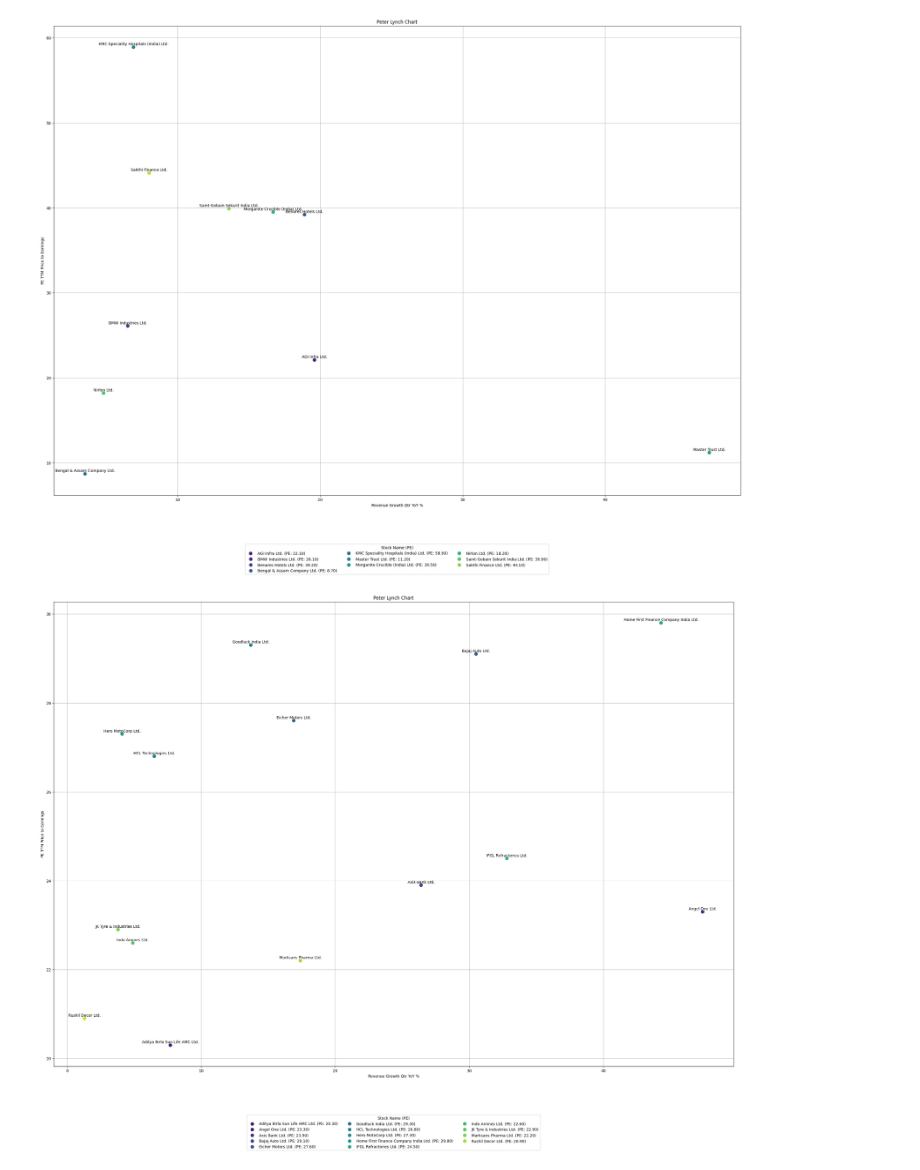
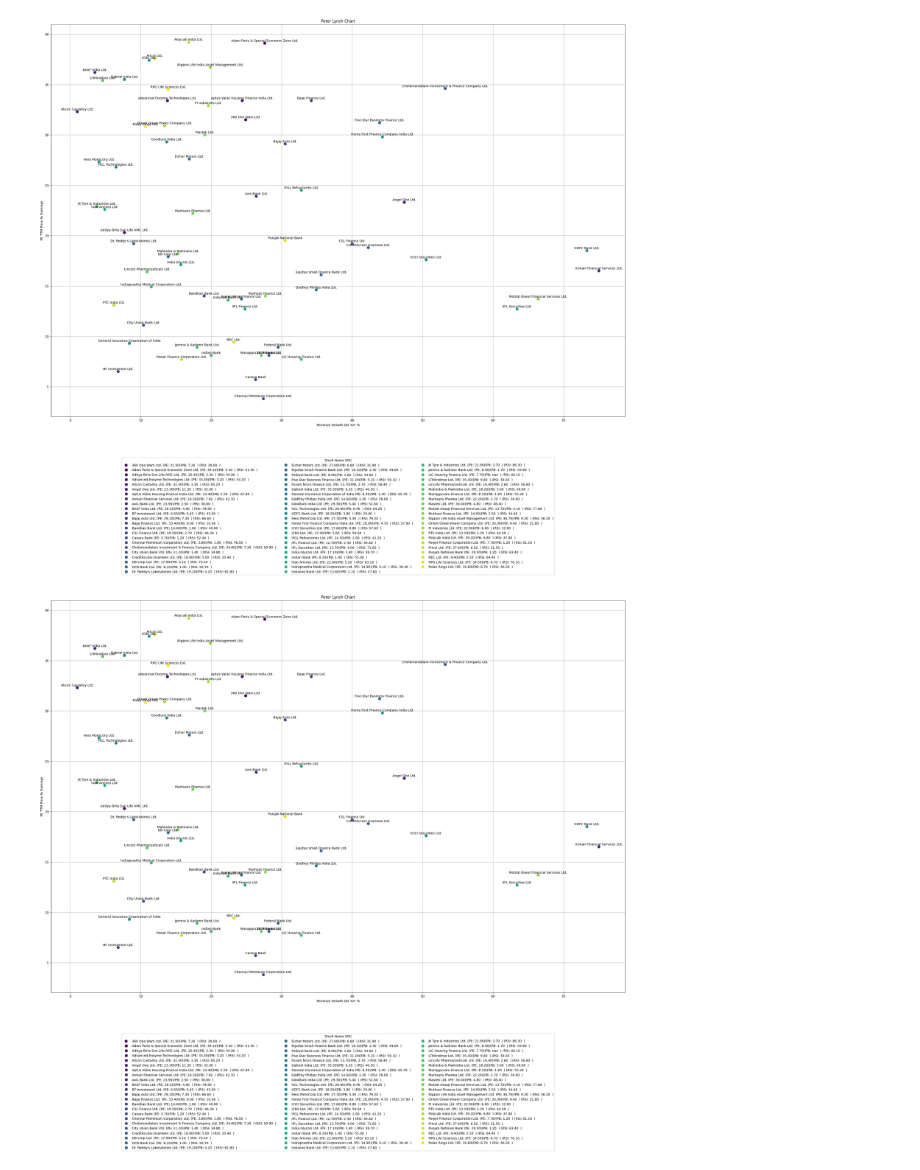
Before and after one commit to ranguchamy/ML_Indian_Stocks, a Jupyter notebook: Fundamental_sales_growth_QtrResults_Ratio_Cashflow_PE_RevQ_YOY_Chart.ipynb, the cells around one changed output. Drawn from its saved outputs; the diff is of its cells as text; code cells hidden in the pictures.

Commit message:
Share Holding Analysis

```diff
--- a/Fundamental_sales_growth_QtrResults_Ratio_Cashflow_PE_RevQ_YOY_Chart.ipynb
+++ b/Fundamental_sales_growth_QtrResults_Ratio_Cashflow_PE_RevQ_YOY_Chart.ipynb
@@ -6,7 +6,7 @@ import matplotlib.pyplot as plt
 import seaborn as sns
 
 # Specify the file path for CSV
-excel_file_path = r'C:\Users\91908\Documents\Raja\Share market\Analysis\Trendlyne\Data downloader\StockOverview_QtrResults_Scores_Growth\27012024\BSE\2024-01-27-multigroup.xlsx'
+excel_file_path = r'C:\Users\91908\Documents\Raja\Share market\Analysis\Trendlyne\Data downloader\StockOverview_QtrResults_Scores_Growth\25012024\NSE\2024-01-25-multigroup.xlsx'
 
 # Read the Excel file into a DataFrame
 df = pd.read_excel(excel_file_path)
@@ -28,7 +28,7 @@ df_filtered = df[
                 # (df['Price to Book Value']< 2 ) &
                 # (df['Price to Book Value'] < df['Industry Price to Book TTM']) &
                 (df['PE TTM Price to Earnings'] > 0) &
-                (df['PE TTM Price to Earnings'] < 60) &
+                (df['PE TTM Price to Earnings'] < 40) &
                 # (df['EPS Qtr YoY Growth %'] < 1 )&
                 # (df['PEG TTM PE to Growth'] <5 ) &
 
@@ -48,48 +48,48 @@ df_filtered = df[
                 # (df['Stock In PE Buy Zone'] < 1 )&
                 # (df['Stock In PBV Buy Zone'] < 1 )&
                 # (df['%Days traded below current PE Price to Earnings'] < 1 )&
                 # (df['%Days traded below current Price to Book Value'] < 1 )&
 
                 # (df['RSI'].notna() < 50 ) &
                 # (df['% Distance from 52week high'] > 1)
 
                 ]
 
 # Peter Lynch chart
 plt.figure(figsize=(32, 22))
 
 # Scatter plot with swapped x and y-axis
 scatter = sns.scatterplot(x='Revenue Growth Qtr YoY %', y='PE TTM Price to Earnings', data=df_filtered, hue='Stock Name', palette='viridis', s=100)
 
 # Annotations
 for i in range(len(df_filtered)):
     plt.annotate(df_filtered['Stock Name'].iloc[i], (df_filtered['Revenue Growth Qtr YoY %'].iloc[i], df_filtered['PE TTM Price to Earnings'].iloc[i]), textcoords="offset points", xytext=(0, 5), ha='center')
 
 plt.title('Peter Lynch Chart')
 plt.xlabel('Revenue Growth Qtr YoY %')
 plt.ylabel('PE TTM Price to Earnings')
 plt.grid(True)
 
 # Modify legend labels to include stock name and PE
-legend_labels = [f"{name} (PE: {pe:.2f})" for name, pe in zip(df_filtered['Stock Name'], df_filtered['PE TTM Price to Earnings'])]
+legend_labels = [f"{name} (PE: {pe:.2f})(PB: {pb:.2f}  ) (RSI: {rsi:.2f}  )" for name, pe, pb, rsi in zip(df_filtered['Stock Name'], df_filtered['PE TTM Price to Earnings'],df_filtered['Price to Book Value'], df_filtered['RSI'] )]
 scatter.legend(title='Stock Name (PE)', labels=legend_labels, bbox_to_anchor=(0.5, -0.1), loc='upper center', ncol=3)  # Adjust bbox_to_anchor and ncol as needed
 # print(df_filtered.iloc[1])
 plt.show()
 # %% [output]
-[figure, old version]
+[figure, new version]
 # %%
 import pandas as pd
 import matplotlib.pyplot as plt
 import seaborn as sns
 
 # Specify the file path for CSV
-excel_file_path = r'C:\Users\91908\Documents\Raja\Share market\Analysis\Trendlyne\Data downloader\StockOverview_QtrResults_Scores_Growth\27012024\NSE\2024-01-27-multigroup.xlsx'
+excel_file_path = r'C:\Users\91908\Documents\Raja\Share market\Analysis\Trendlyne\Data downloader\StockOverview_QtrResults_Scores_Growth\30012024\NSE\2024-01-30-multigroup.xlsx'
 
 # Read the Excel file into a DataFrame
 df = pd.read_excel(excel_file_path)
 
 # Filter data where PE is above 0
-df_filtered = df[
+df_filtered_u = df[
 
 
                 (df['Market Capitalization'] > 500)&
@@ -104,8 +104,8 @@ df_filtered = df[
 
                 # (df['Price to Book Value']< 2 ) &
                 # (df['Price to Book Value'] < df['Industry Price to Book TTM']) &
-                (df['PE TTM Price to Earnings'] > 20) &
-                (df['PE TTM Price to Earnings'] < 30) &
+                (df['PE TTM Price to Earnings'] > 0) &
+                (df['PE TTM Price to Earnings'] < 40) &
                 # (df['EPS Qtr YoY Growth %'] < 1 )&
                 # (df['PEG TTM PE to Growth'] <5 ) &
 
@@ -148,12 +148,12 @@ plt.ylabel('PE TTM Price to Earnings')
 plt.grid(True)
 
 # Modify legend labels to include stock name and PE
-legend_labels = [f"{name} (PE: {pe:.2f})" for name, pe in zip(df_filtered['Stock Name'], df_filtered['PE TTM Price to Earnings'])]
+legend_labels = [f"{name} (PE: {pe:.2f})(PB: {pb:.2f}  ) (RSI: {rsi:.2f}  )" for name, pe, pb, rsi in zip(df_filtered['Stock Name'], df_filtered['PE TTM Price to Earnings'],df_filtered['Price to Book Value'], df_filtered['RSI'] )]
 scatter.legend(title='Stock Name (PE)', labels=legend_labels, bbox_to_anchor=(0.5, -0.1), loc='upper center', ncol=3)  # Adjust bbox_to_anchor and ncol as needed
 # print(df_filtered.iloc[1])
 plt.show()
 # %% [output]
-[figure, old version]
+[figure, new version]
 # %%
 Find the new entrant inside PE
 # %%
```
Also changed, not shown: parts of 1 cell of this notebook, 5 other files.
